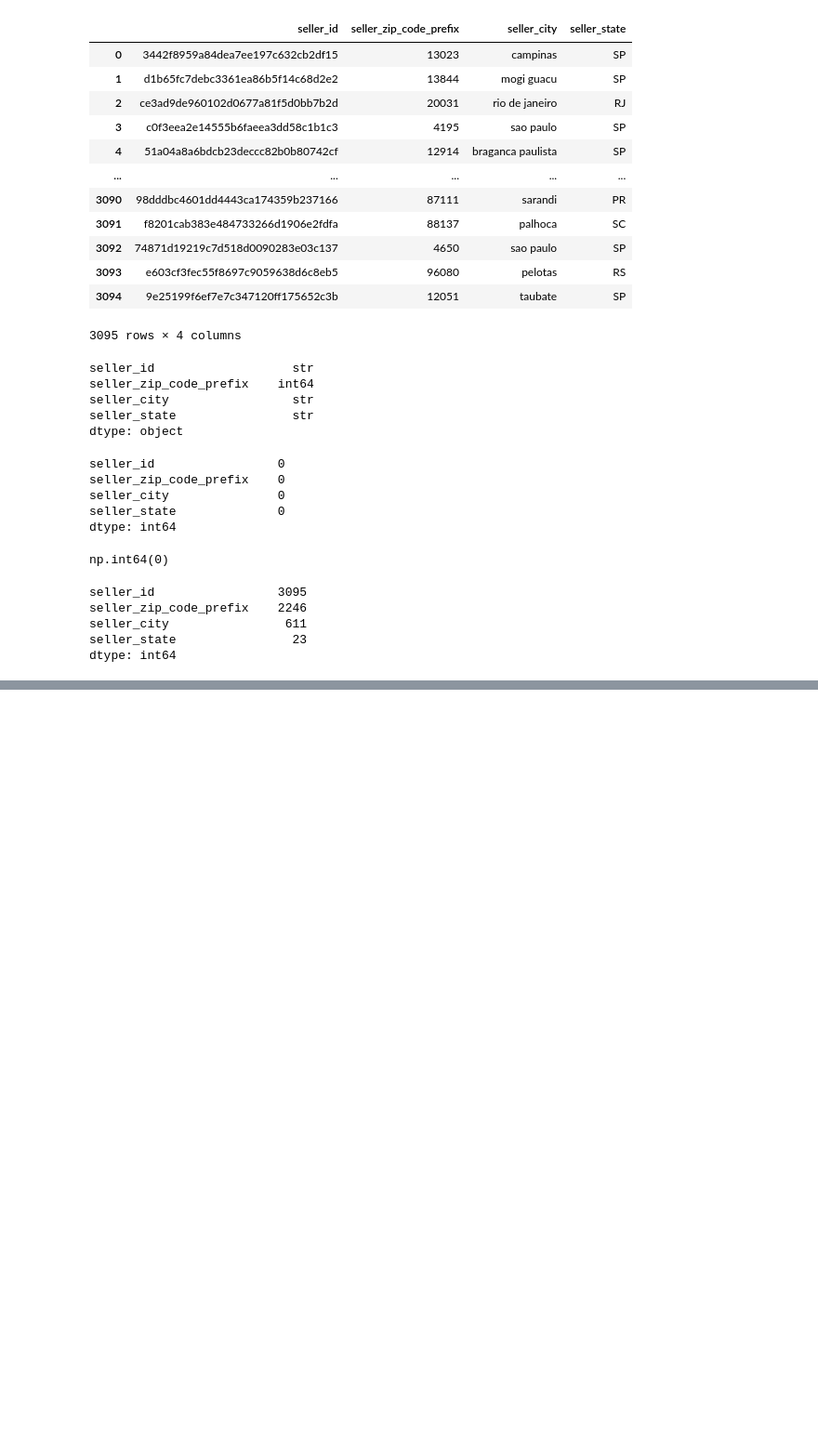
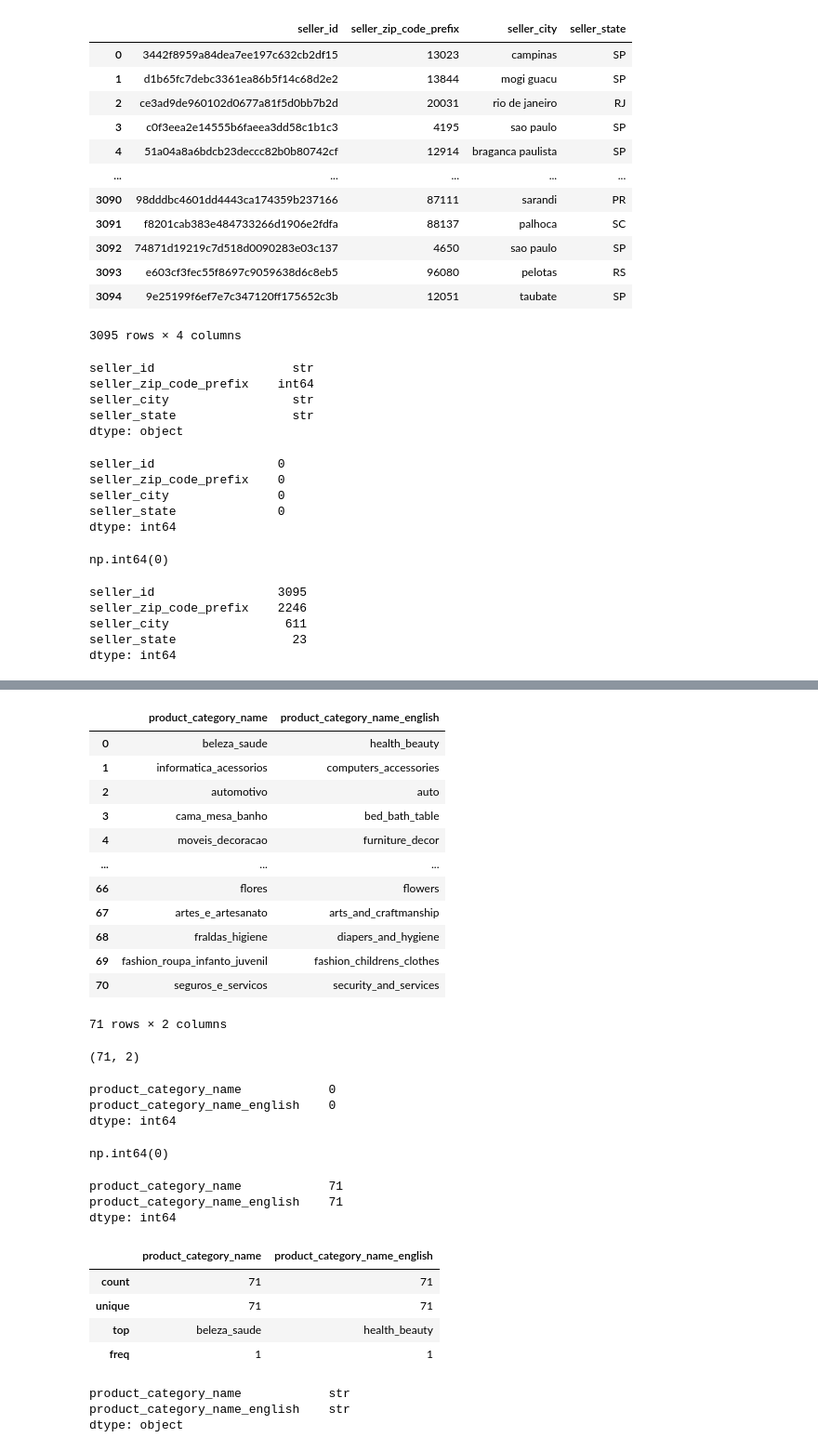
Before and after one commit to Nayan-2006-opensource/ecommerce-sales-customer-analytics, a Jupyter notebook: data_assesment.ipynb, the cells around one changed output, grey strips where cells are left out. Shown at 93% size. Cells and saved outputs as stored; diff of their text form; code cells hidden in the pictures; blank space fills up the shorter version.

Commit message:
product_category_name_translation_assesment

```diff
--- a/data_assesment.ipynb
+++ b/data_assesment.ipynb
@@ -938,0 +939,40 @@ Dataset contains **3095 rows and 4 columns**
+# %%
+#product_category_name_translation
+a=pd.read_csv(r"data\product_category_name_translation.csv")
+display(a)
+display(a.shape)
+display(a.isnull().sum())
+display(a.duplicated().sum())
+display(a.nunique())
+display(a.describe())
+display(a.dtypes)
+# %% [output]
+|  | product_category_name | product_category_name_english |
+| 0 | beleza_saude | health_beauty |
+| 1 | informatica_acessorios | computers_accessories |
+| 2 | automotivo | auto |
+| 3 | cama_mesa_banho | bed_bath_table |
+| 4 | moveis_decoracao | furniture_decor |
+| ... | ... | ... |
+| 66 | flores | flowers |
+| 67 | artes_e_artesanato | arts_and_craftmanship |
+| 68 | fraldas_higiene | diapers_and_hygiene |
+| 69 | fashion_roupa_infanto_juvenil | fashion_childrens_clothes |
+| 70 | seguros_e_servicos | security_and_services |
+71 rows × 2 columns
+(71, 2)
+product_category_name            0
+product_category_name_english    0
+dtype: int64
+np.int64(0)
+product_category_name            71
+product_category_name_english    71
+dtype: int64
+|  | product_category_name | product_category_name_english |
+| count | 71 | 71 |
+| unique | 71 | 71 |
+| top | beleza_saude | health_beauty |
+| freq | 1 | 1 |
+product_category_name            str
+product_category_name_english    str
+dtype: object
```
Also changed, not shown: parts of 6 cells of this notebook.
